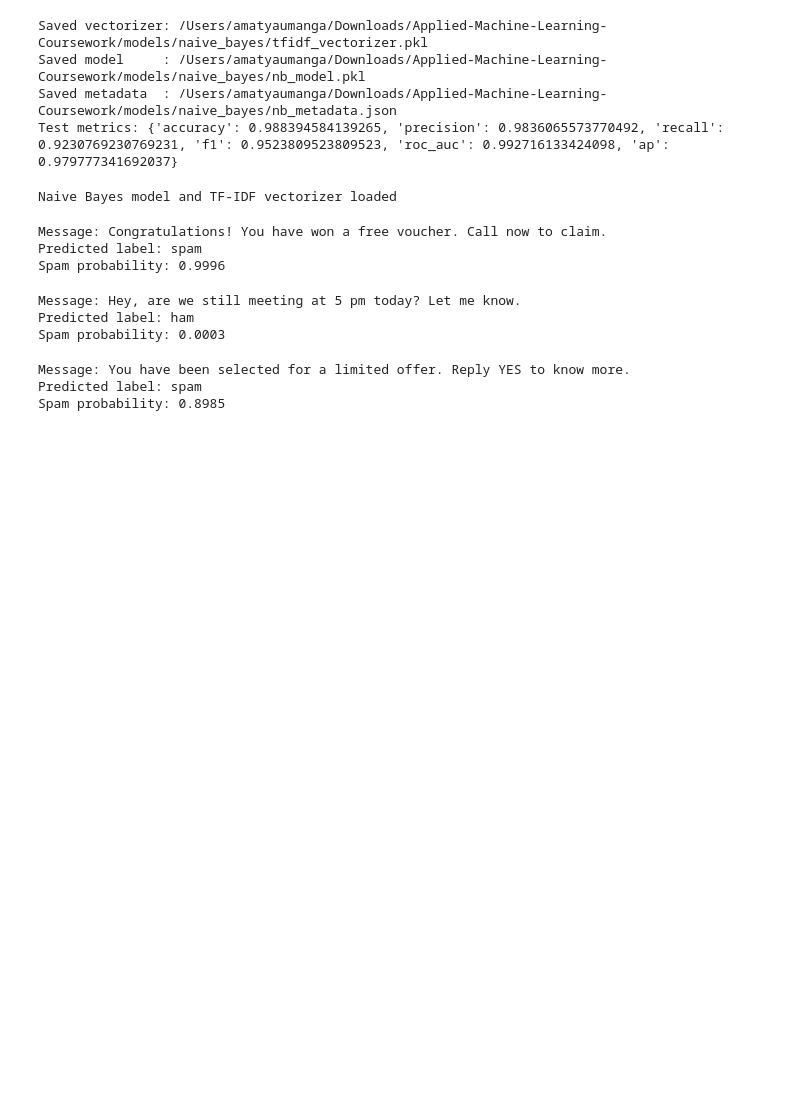
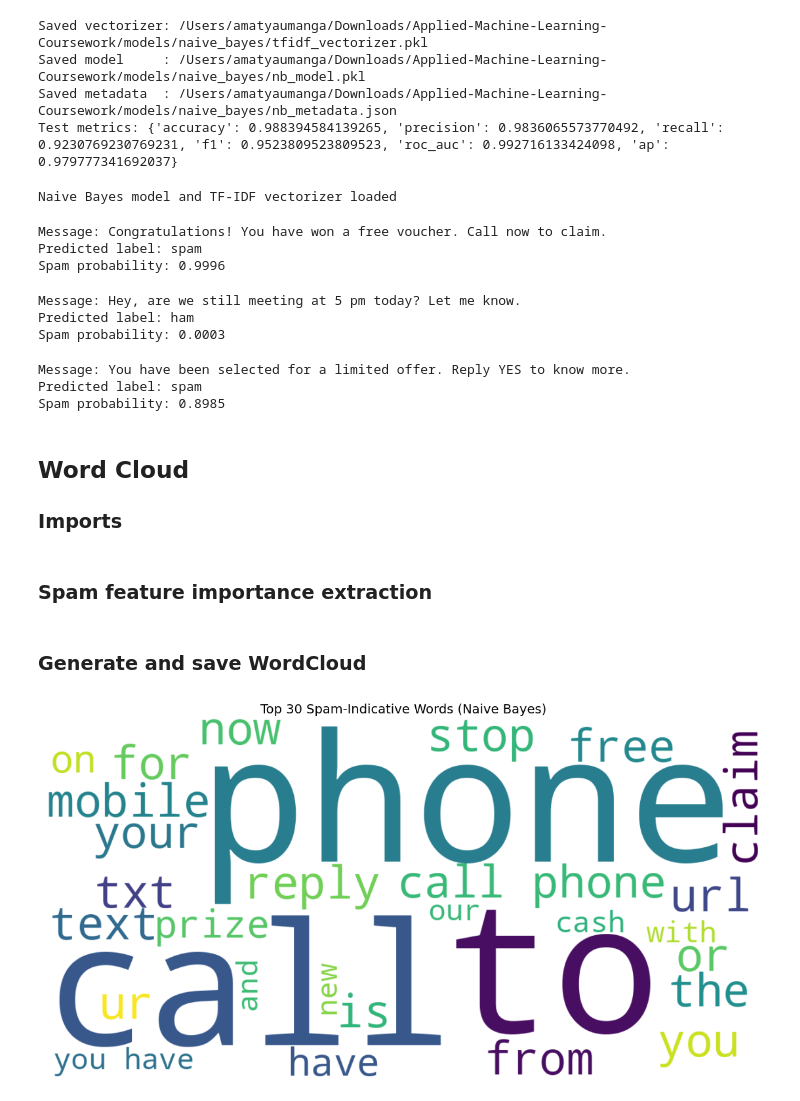
Before and after one commit to umangaamatya/Applied-Machine-Learning-Coursework, a Jupyter notebook: notebooks/02_naive_bayes.ipynb, the cells around one changed output. Cells and saved outputs as stored; diff of their text form; code cells hidden in the pictures; blank space fills up the shorter version.

```diff
--- a/notebooks/02_naive_bayes.ipynb
+++ b/notebooks/02_naive_bayes.ipynb
@@ -156,3 +156,6 @@ print("Spam probability:", round(float(prob_3), 4))
 Message: You have been selected for a limited offer. Reply YES to know more.
 Predicted label: spam
 Spam probability: 0.8985
+# %% [markdown]
+## Word Cloud
+### Imports
@@ -158,0 +167,37 @@ Spam probability: 0.8985
+# %% [markdown]
+### Spam feature importance extraction
+# %%
+# Get feature names from TF-IDF vectorizer
+feature_names = np.array(tfidf.get_feature_names_out())
+
+# Extract log probabilities for spam class
+spam_log_probs = nb_model.feature_log_prob_[1]
+
+# Select top N features
+TOP_N = 30
+top_indices = np.argsort(spam_log_probs)[-TOP_N:]
+top_words = feature_names[top_indices]
+top_scores = spam_log_probs[top_indices]
+
+# Convert to dictionary for WordCloud
+word_importance = dict(zip(top_words, top_scores))
+# %% [markdown]
+### Generate and save WordCloud
+# %%
+wordcloud = WordCloud(
+    width=1200,
+    height=600,
+    background_color="white",
+    colormap="viridis"
+).generate_from_frequencies(word_importance)
+
+plt.figure(figsize=(12, 6))
+plt.imshow(wordcloud, interpolation="bilinear")
+plt.axis("off")
+plt.title("Top 30 Spam-Indicative Words (Naive Bayes)", fontsize=14)
+plt.tight_layout()
+
+plt.savefig("results/nb_spam_wordcloud.png", dpi=300, bbox_inches="tight")
+plt.show()
+# %% [output]
+[figure, added]
```
Also changed, not shown: parts of 1 cell of this notebook, 6 other files.
